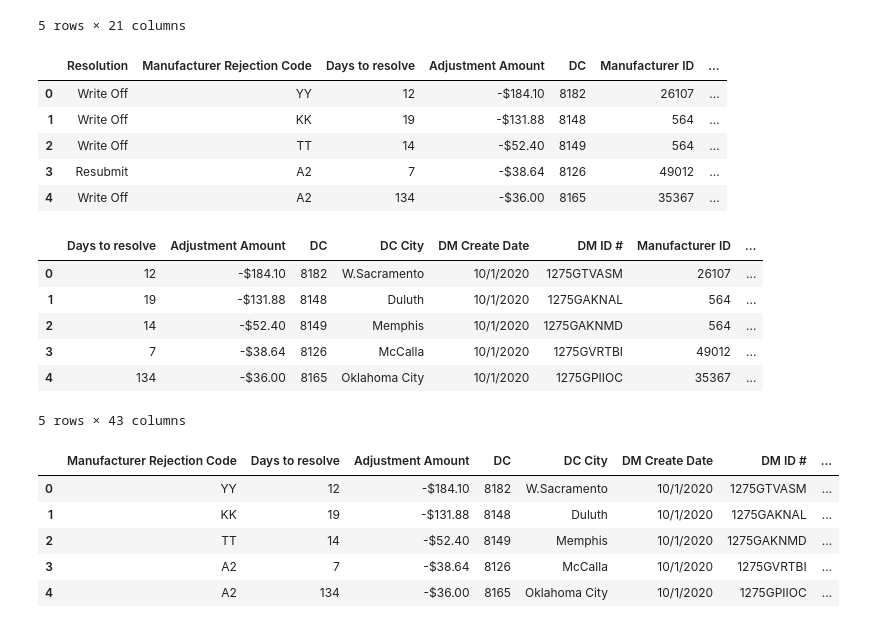
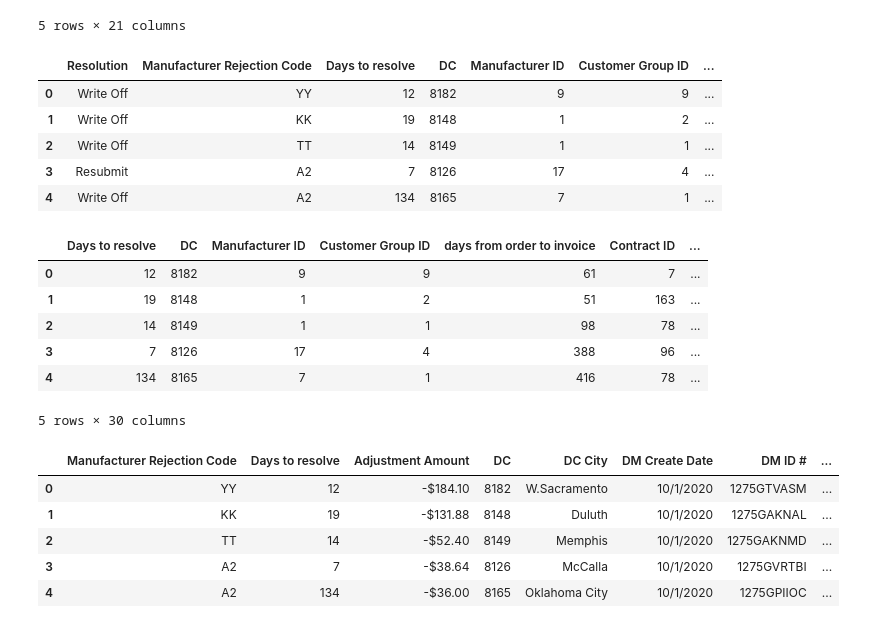
Before and after one commit to alexgwise/project_3, a Jupyter notebook: reimburse_decision_tree.ipynb, the cells around one changed output. Saved outputs shown, nothing was run; the diff lists cells and outputs as text; code cells hidden in the pictures.

```diff
--- a/reimburse_decision_tree.ipynb
+++ b/reimburse_decision_tree.ipynb
@@ -25,25 +25,25 @@ reimburse_df.head()
 5 rows × 21 columns
 # %%
 # Clean Data, drop unnecessary feature columns and those that are too detailed and would lead to overfitting (such as customer # and individual product IDs)
-reimburse_df = reimburse_df[["Resolution","Manufacturer Rejection Code","Days to resolve","DC","Manufacturer ID","Customer Group ID", "days from order to invoice","Units Sold","Reimbursement Amount","Contract Lead"]]
+reimburse_df = reimburse_df[["Resolution","Manufacturer Rejection Code","Days to resolve","DC","Manufacturer ID","Customer Group ID", "days from order to invoice","Contract ID"]]
 reimburse_df.head()
 # %% [output]
-|  | Resolution | Manufacturer Rejection Code | Days to resolve | Adjustment Amount | DC | Manufacturer ID | ... |
-| 0 | Write Off | YY | 12 | -$184.10 | 8182 | 26107 | ... |
-| 1 | Write Off | KK | 19 | -$131.88 | 8148 | 564 | ... |
-| 2 | Write Off | TT | 14 | -$52.40 | 8149 | 564 | ... |
-| 3 | Resubmit | A2 | 7 | -$38.64 | 8126 | 49012 | ... |
-| 4 | Write Off | A2 | 134 | -$36.00 | 8165 | 35367 | ... |
+|  | Resolution | Manufacturer Rejection Code | Days to resolve | DC | Manufacturer ID | Customer Group ID | ... |
+| 0 | Write Off | YY | 12 | 8182 | 9 | 9 | ... |
+| 1 | Write Off | KK | 19 | 8148 | 1 | 2 | ... |
+| 2 | Write Off | TT | 14 | 8149 | 1 | 1 | ... |
+| 3 | Resubmit | A2 | 7 | 8126 | 17 | 4 | ... |
+| 4 | Write Off | A2 | 134 | 8165 | 7 | 1 | ... |
 # %%
 # perform binary encoding on resolution and rejection code columns
 
 reimburse_binary_df = pd.get_dummies(reimburse_df, columns=["Resolution", "Manufacturer Rejection Code"])
 reimburse_binary_df.head()
 # %% [output]
-|  | Days to resolve | Adjustment Amount | DC | DC City | DM Create Date | DM ID # | Manufacturer ID | ... |
-| 0 | 12 | -$184.10 | 8182 | W.Sacramento | 10/1/2020 | 1275GTVASM | 26107 | ... |
-| 1 | 19 | -$131.88 | 8148 | Duluth | 10/1/2020 | 1275GAKNAL | 564 | ... |
-| 2 | 14 | -$52.40 | 8149 | Memphis | 10/1/2020 | 1275GAKNMD | 564 | ... |
-| 3 | 7 | -$38.64 | 8126 | McCalla | 10/1/2020 | 1275GVRTBI | 49012 | ... |
-| 4 | 134 | -$36.00 | 8165 | Oklahoma City | 10/1/2020 | 1275GPIIOC | 35367 | ... |
+|  | Days to resolve | DC | Manufacturer ID | Customer Group ID | days from order to invoice | Contract ID | ... |
+| 0 | 12 | 8182 | 9 | 9 | 61 | 7 | ... |
+| 1 | 19 | 8148 | 1 | 2 | 51 | 163 | ... |
+| 2 | 14 | 8149 | 1 | 1 | 98 | 78 | ... |
+| 3 | 7 | 8126 | 17 | 4 | 388 | 96 | ... |
+| 4 | 134 | 8165 | 7 | 1 | 416 | 78 | ... |
-5 rows × 43 columns
+5 rows × 30 columns
```
Also changed, not shown: parts of 1 cell of this notebook, 1 other file.
